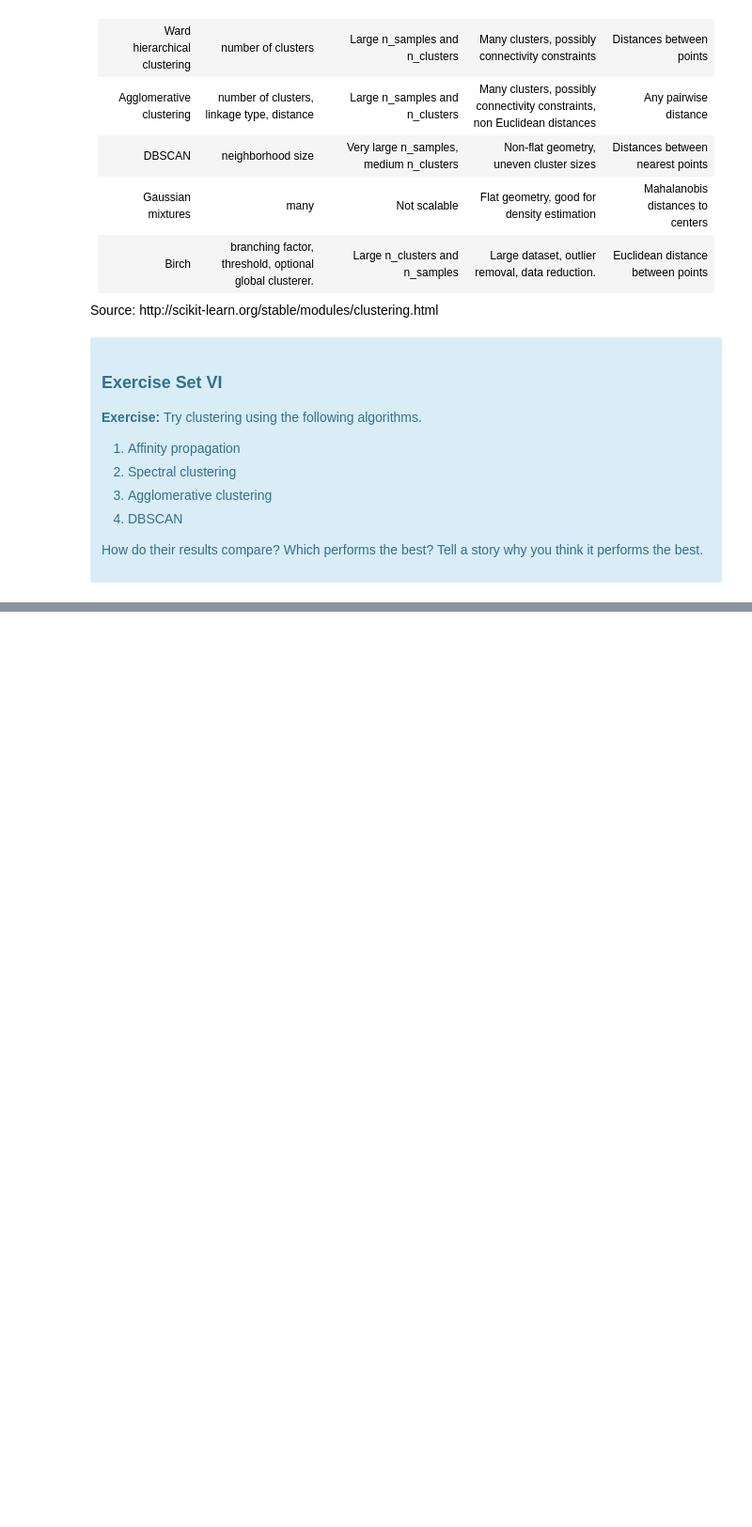
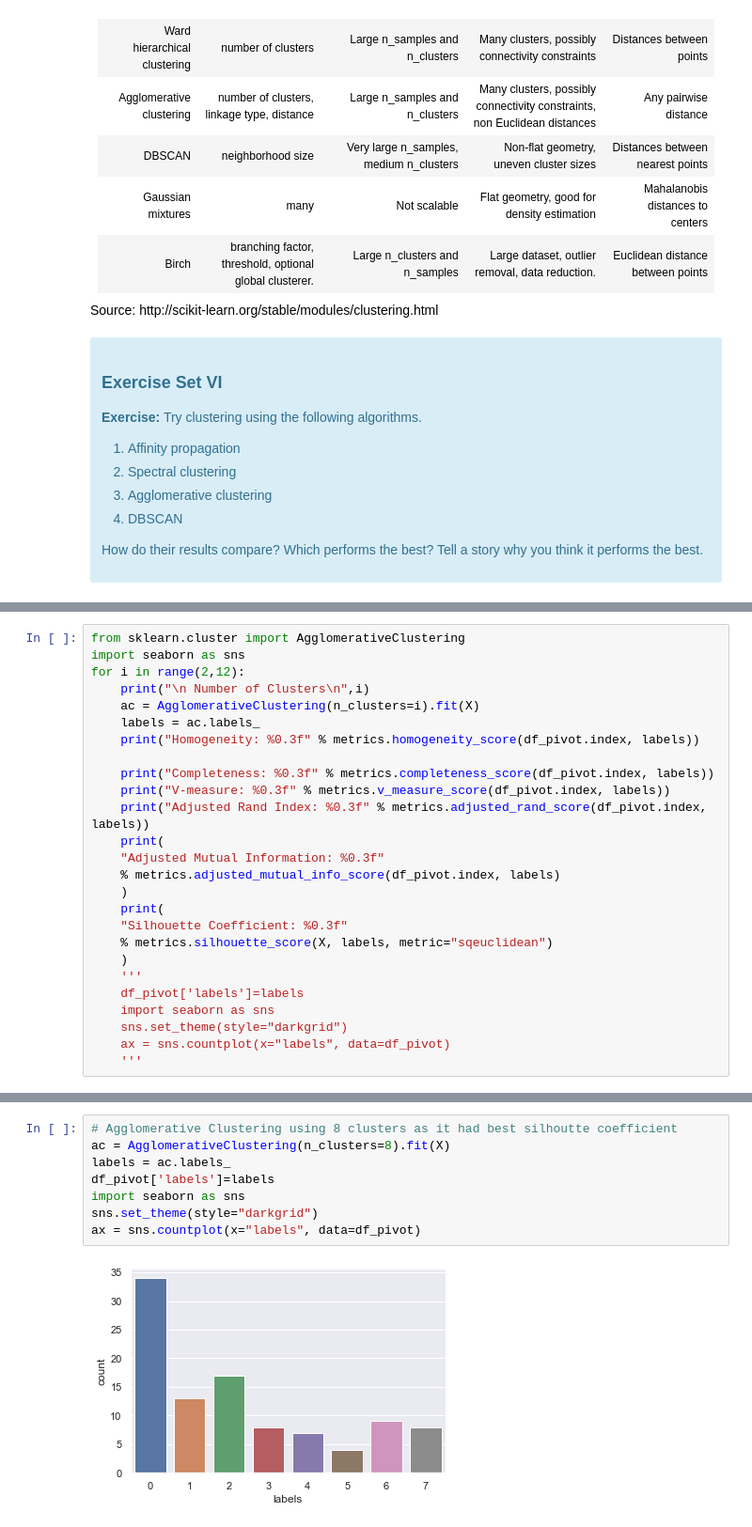
Before and after one commit to vishrast/Clustering-Case-Study---Customer-Segmentation-with-K-Means---Tier-3, a Jupyter notebook: Clustering Case Study - Customer Segmentation with K-Means - Tier 3.ipynb, the cells around one changed output, grey strips where cells are left out. Shown at 94% size. Cells and saved outputs as stored; diff of their text form; blank space fills up the shorter version.

```diff
--- a/Clustering Case Study - Customer Segmentation with K-Means - Tier 3.ipynb
+++ b/Clustering Case Study - Customer Segmentation with K-Means - Tier 3.ipynb
@@ -666,0 +742,26 @@ ValueError: labels_true must be 1D: shape is (100, 32)
+# %%
+from sklearn.cluster import AgglomerativeClustering
+import seaborn as sns
+for i in range(2,12):
+    print("\n Number of Clusters\n",i)
+    ac = AgglomerativeClustering(n_clusters=i).fit(X)
+    labels = ac.labels_
+    print("Homogeneity: %0.3f" % metrics.homogeneity_score(df_pivot.index, labels))
+
+    print("Completeness: %0.3f" % metrics.completeness_score(df_pivot.index, labels))
+    print("V-measure: %0.3f" % metrics.v_measure_score(df_pivot.index, labels))
+    print("Adjusted Rand Index: %0.3f" % metrics.adjusted_rand_score(df_pivot.index, labels))
+    print(
+    "Adjusted Mutual Information: %0.3f"
+    % metrics.adjusted_mutual_info_score(df_pivot.index, labels)
+    )
+    print(
+    "Silhouette Coefficient: %0.3f"
+    % metrics.silhouette_score(X, labels, metric="sqeuclidean")
+    )
+    '''
+    df_pivot['labels']=labels
+    import seaborn as sns
+    sns.set_theme(style="darkgrid")
+    ax = sns.countplot(x="labels", data=df_pivot)
+    '''
@@ -666,0 +786,10 @@ ValueError: labels_true must be 1D: shape is (100, 32)
+# %%
+# Agglomerative Clustering using 8 clusters as it had best silhoutte coefficient
+ac = AgglomerativeClustering(n_clusters=8).fit(X)
+labels = ac.labels_
+df_pivot['labels']=labels
+import seaborn as sns
+sns.set_theme(style="darkgrid")
+ax = sns.countplot(x="labels", data=df_pivot)
+# %% [output]
+[figure, added]
```
Also changed, not shown: parts of 20 cells of this notebook.
